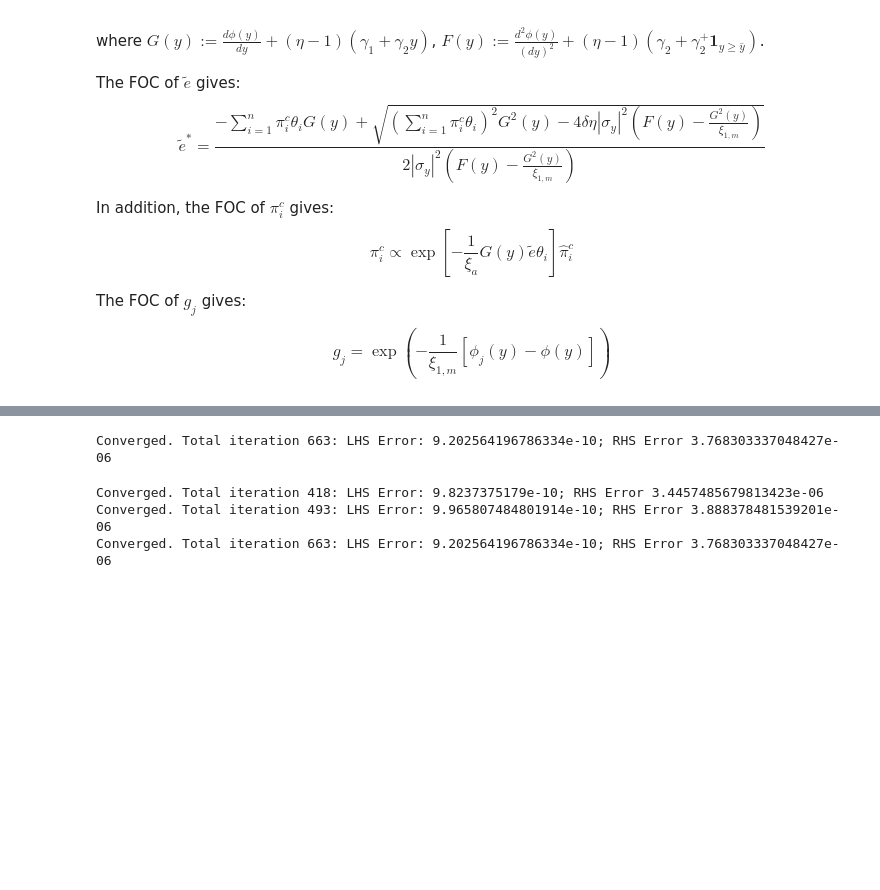
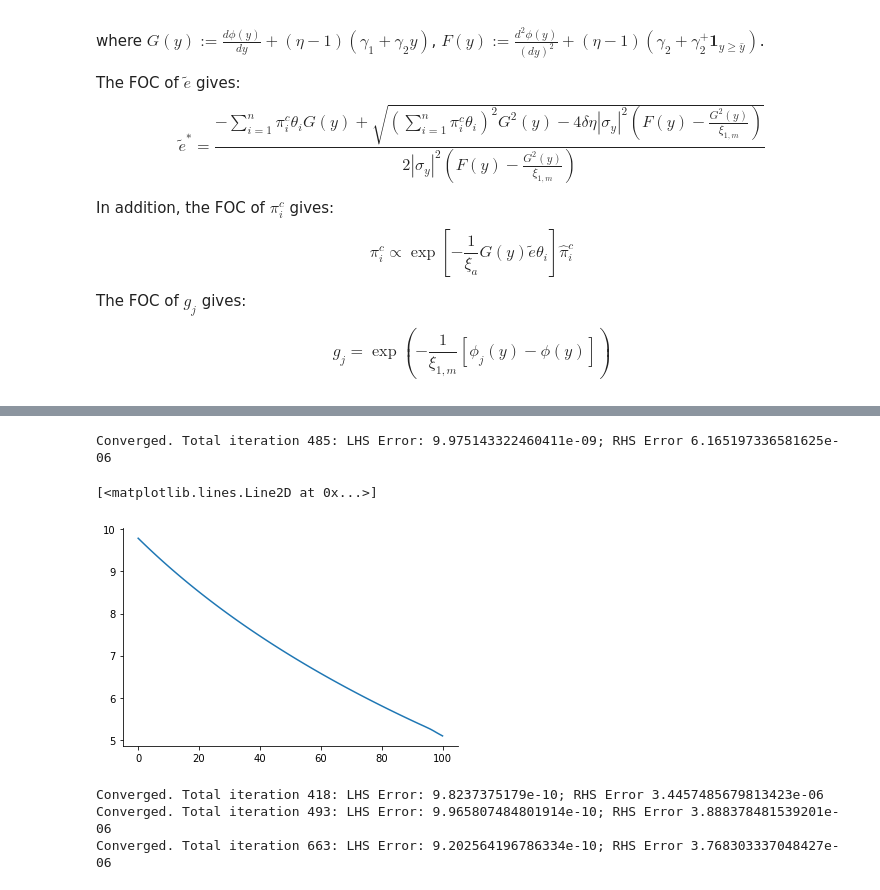
Before and after one commit to lphansen/ClimateUncertaintySpillover, a Jupyter notebook: notebook/ode_jump_approach_one_boundary.ipynb, the cells around one changed output, grey strips where cells are left out. Cells and saved outputs as stored; diff of their text form; code cells hidden in the pictures; blank space fills up the shorter version.

Commit message:
added two state models

```diff
--- a/notebook/ode_jump_approach_one_boundary.ipynb
+++ b/notebook/ode_jump_approach_one_boundary.ipynb
@@ -61,23 +61,23 @@ $$
 g_j = \exp \left(-\frac{1}{\xi_{1,m}}[\phi_j(y)-\phi(y)]\right)
 $$
 # %%
-ξ_1m = 1./400
-ξ_a = 1000
+ξ_1m = 1000.
+ξ_a = 1./10000
 
 η = .032
 δ = .01
 
 θ = pd.read_csv('../data/model144.csv', header=None).to_numpy()[:, 0]/1000.
 πc_o = np.ones_like(θ)/len(θ)
-σ_y = 1.2*1.86/1000
+σ_y = 1.2*np.mean(θ)
 
 y_bar = 2.
 γ_1 = 1.7675/10000
 γ_2 = .0022*2
-γ_2p = np.array([0, .0197*2])
-πd_o = np.array([.5, .5])
-# γ_2p = np.array([0, .0197*2, .3853*2])
-# πd_o = np.array([.475, .475, .05])
+# γ_2p = np.array([0, .0197*2])
+# πd_o = np.array([.5, .5])
+γ_2p = np.array([0, .0197*2, .3853*2])
+πd_o = np.array([.45, .45, .1])
 
 y_step = .02
 y_grid_long = np.arange(0., 4., y_step)
@@ -103,12 +104,12 @@ Converged. Total iteration 2068: LHS Error: 9.956630513119347e-09; RHS Error 4.4
 # %%
 # Compute ϕ
 ς = .25
-ξ_2m = ξ_1m*5
+ξ_2m = 1./20
 model_paras = (η, δ, θ, πc_o, σ_y, ξ_1m, ξ_2m, ξ_a, ς, γ_1, γ_2, y_bar, ϕ_i, πd_o)
 model_res = ode_y_jump_approach_one_boundary(y_grid_short, model_paras, v0=np.average(ϕ_i, weights=πd_o, axis=0),
-                                                    ϵ=.5, tol=1e-9, max_iter=10000, print_all=False)
+                                                    ϵ=.5, tol=1e-8, max_iter=10000, print_all=False)
 # %% [output]
-Converged. Total iteration 663: LHS Error: 9.202564196786334e-10; RHS Error 3.768303337048427e-06
+Converged. Total iteration 485: LHS Error: 9.975143322460411e-09; RHS Error 6.165197336581625e-06
 # %%
 # Capital and z parameters
 α_k = -0.043
@@ -161,4 +162,11 @@ k_start = np.log(80/α)
 Ws = np.random.multivariate_normal(np.zeros(2), np.eye(2), (N, int(T/dt)))
 logk_path = simulate_capital(α_k, β_k, σ_k, β_z, σ_z, ioverk, κ, Ws, k_start, N=N, T=T, dt=dt)
 Kt = np.percentile(np.exp(logk_path), 50, axis=0)
+# %%
+Et, yt = simulation(y_grid_short, model_res['e_tilde'], θ=np.mean(θ), y_start=.5394, T=100)
+# %%
+plt.plot(Et)
+# %% [output]
+[<matplotlib.lines.Line2D at 0x...>]
+[figure, added]
 # %%
```
Also changed, not shown: parts of 2 cells of this notebook, 20 other files.
